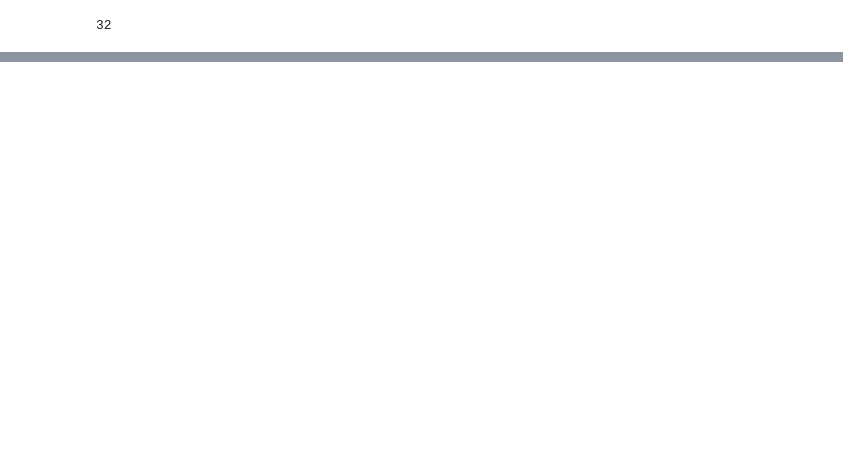
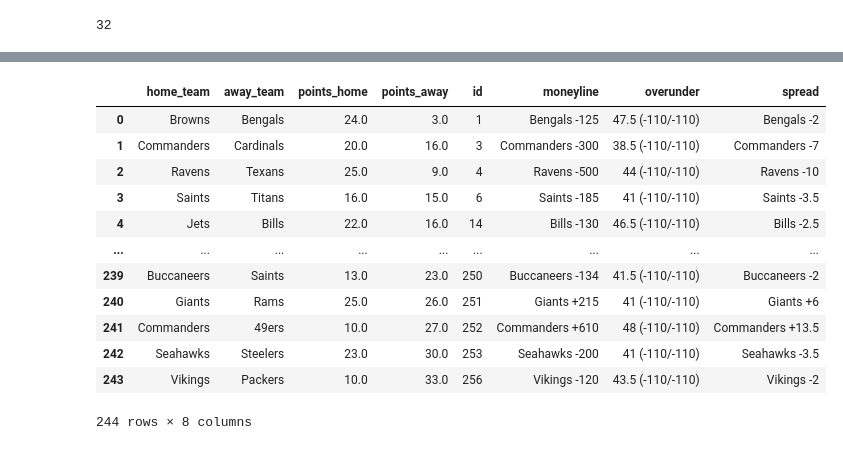
Before and after one commit to christian-a-smith/NFLproject, a Jupyter notebook: python-files/python_code.ipynb, the cells around one changed output, grey strips where cells are left out. Cells and saved outputs as stored; diff of their text form; code cells hidden in the pictures; blank space fills up the shorter version.

Commit message:
python code with completed dataframes

```diff
--- a/python-files/python_code.ipynb
+++ b/python-files/python_code.ipynb
@@ -15,10 +15,10 @@ len(nfl_teams)
 # %%
 # import CSV files into one master dataframe, and delete rows with null scores
 # %%
-spreads_file = Path("database-files/cleaned_spreads.csv")
-overunder_file = Path("database-files/cleaned_overunder.csv")
-moneyline_file = Path("database-files/cleaned_moneylines.csv")
-seasonstats_file = Path("database-files/cleaned_seasonstats.csv")
+spreads_file = Path("../database-files/cleaned_spreads.csv")
+overunder_file = Path("../database-files/cleaned_overunder.csv")
+moneyline_file = Path("../database-files/cleaned_moneylines.csv")
+seasonstats_file = Path("../database-files/cleaned_seasonstats.csv")
 # %%
 spreads_df = pd.read_csv(spreads_file)
 spreads_df
@@ -41,0 +90,3 @@ FileNotFoundError: [Errno 2] No such file or directory: 'database-files\\cleaned
+# %%
+master_df_part1 = seasonstats_df.merge(moneyline_df, on=["away_team","home_team"])
+master_df_part1
@@ -41,0 +107,3 @@ FileNotFoundError: [Errno 2] No such file or directory: 'database-files\\cleaned
+# %%
+master_df_part2 = overunder_df.merge(spreads_df, on =["away_team", "home_team"])
+master_df_part2
@@ -41,0 +124,17 @@ FileNotFoundError: [Errno 2] No such file or directory: 'database-files\\cleaned
+# %%
+master_df = master_df_part1.merge(master_df_part2, on = ["away_team", "home_team"])
+master_df
+# %% [output]
+|  | home_team | away_team | points_home | points_away | id | moneyline | overunder | spread |
+| 0 | Browns | Bengals | 24.0 | 3.0 | 1 | Bengals -125 | 47.5 (-110/-110) | Bengals -2 |
+| 1 | Commanders | Cardinals | 20.0 | 16.0 | 3 | Commanders -300 | 38.5 (-110/-110) | Commanders -7 |
+| 2 | Ravens | Texans | 25.0 | 9.0 | 4 | Ravens -500 | 44 (-110/-110) | Ravens -10 |
+| 3 | Saints | Titans | 16.0 | 15.0 | 6 | Saints -185 | 41 (-110/-110) | Saints -3.5 |
+| 4 | Jets | Bills | 22.0 | 16.0 | 14 | Bills -130 | 46.5 (-110/-110) | Bills -2.5 |
+| ... | ... | ... | ... | ... | ... | ... | ... | ... |
+| 239 | Buccaneers | Saints | 13.0 | 23.0 | 250 | Buccaneers -134 | 41.5 (-110/-110) | Buccaneers -2 |
+| 240 | Giants | Rams | 25.0 | 26.0 | 251 | Giants +215 | 41 (-110/-110) | Giants +6 |
+| 241 | Commanders | 49ers | 10.0 | 27.0 | 252 | Commanders +610 | 48 (-110/-110) | Commanders +13.5 |
+| 242 | Seahawks | Steelers | 23.0 | 30.0 | 253 | Seahawks -200 | 41 (-110/-110) | Seahawks -3.5 |
+| 243 | Vikings | Packers | 10.0 | 33.0 | 256 | Vikings -120 | 43.5 (-110/-110) | Vikings -2 |
+244 rows × 8 columns
```
Also changed, not shown: parts of 9 cells of this notebook.
